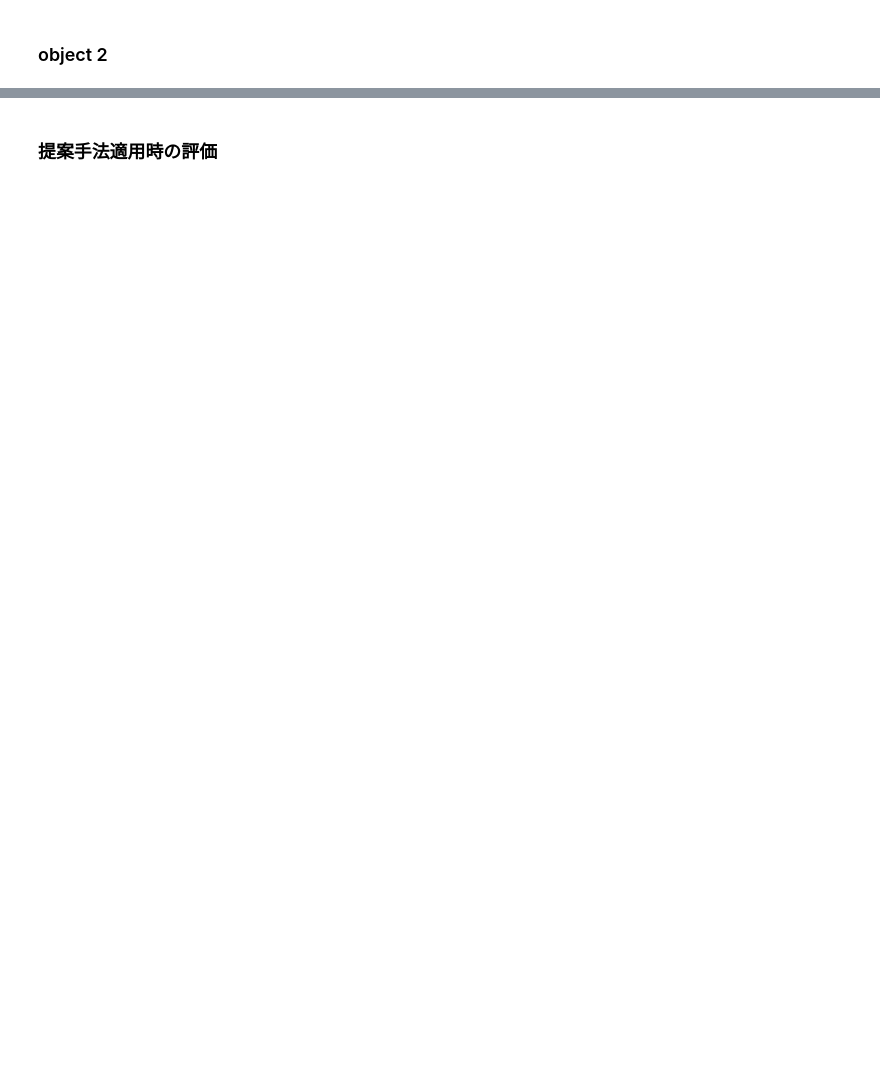
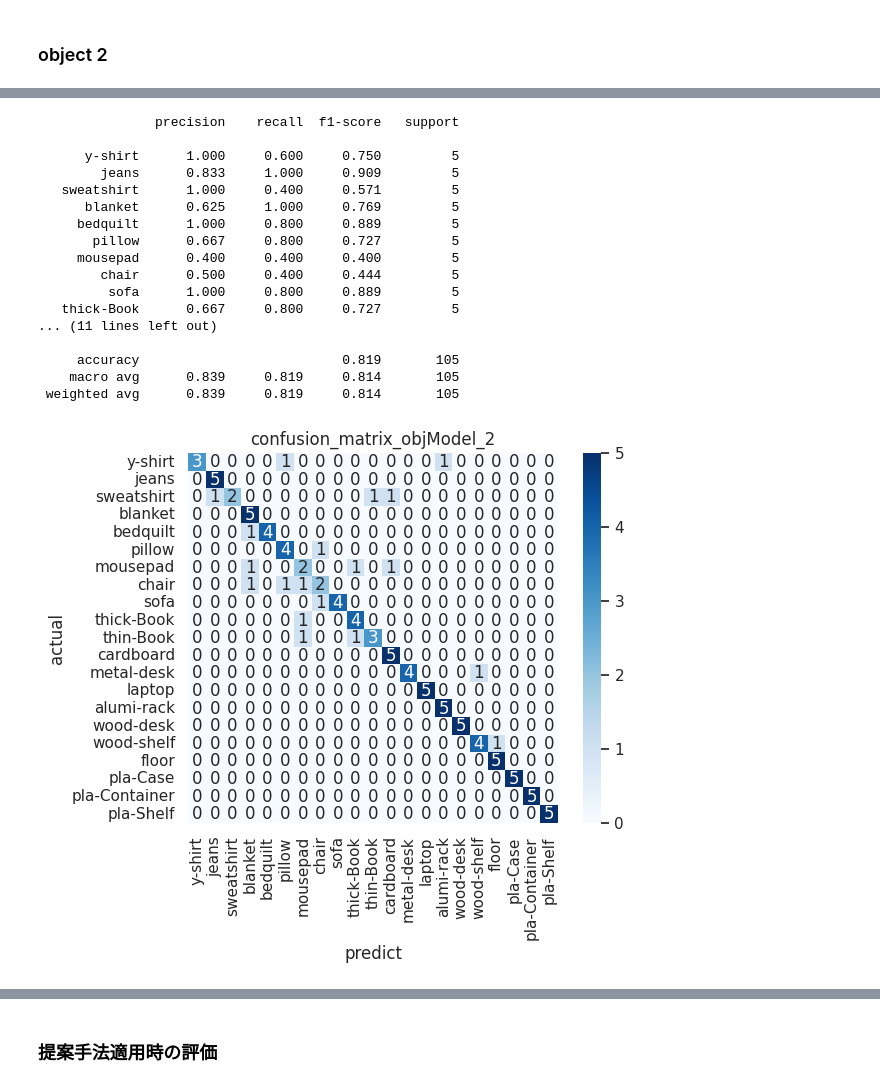
Before and after one commit to nish247/CNN_contact-obj, a Jupyter notebook: main.ipynb, the cells around one changed output, grey strips where cells are left out. Saved outputs shown, nothing was run; the diff lists cells and outputs as text; code cells hidden in the pictures; blank space fills up the shorter version.

```diff
--- a/main.ipynb
+++ b/main.ipynb
@@ -2295,0 +1749,45 @@ torch.Size([5, 21])
+# %%
+model_path = 'data/models_saved/202406302328_objModel_1.pth'
+objModel_eval = torch.load(model_path)
+#データセットの選択・データローダに読み込む
+
+# train_feature,train_labels, val_feature, val_labels,test_feature,test_labels = Make_other_dataset(0)
+train_feature,train_labels, val_feature, val_labels,test_feature,test_labels = Alldataset()
+
+# tensorDatasetの作成
+label_num = 0
+train = torch.utils.data.TensorDataset(train_feature, train_labels[:,label_num])
+val = torch.utils.data.TensorDataset(val_feature, val_labels[:,label_num])
+test = torch.utils.data.TensorDataset(test_feature, test_labels[:,label_num])
+
+# データローダに読み込む
+
+# バッチサイズ
+batch_size = 50
+
+# shuffle はデフォルトで False のため、学習データのみ True に指定
+train_loader = torch.utils.data.DataLoader(train, batch_size)
+val_loader = torch.utils.data.DataLoader(val, batch_size)
+test_loader = torch.utils.data.DataLoader(test, batch_size)
+
+objPreds , objActuals, objReport , objConfidences = EvalCNN_trained(test_loader,device,2,2,objModel_eval)
+print(objReport)
+# %% [output]
+               precision    recall  f1-score   support
+
+      y-shirt      1.000     0.600     0.750         5
+        jeans      0.833     1.000     0.909         5
+   sweatshirt      1.000     0.400     0.571         5
+      blanket      0.625     1.000     0.769         5
+     bedquilt      1.000     0.800     0.889         5
+       pillow      0.667     0.800     0.727         5
+     mousepad      0.400     0.400     0.400         5
+        chair      0.500     0.400     0.444         5
+         sofa      1.000     0.800     0.889         5
+   thick-Book      0.667     0.800     0.727         5
+... (11 lines left out)
+
+     accuracy                          0.819       105
+    macro avg      0.839     0.819     0.814       105
+ weighted avg      0.839     0.819     0.814       105
+[figure, added]
```
Also changed, not shown: parts of 56 cells of this notebook.
